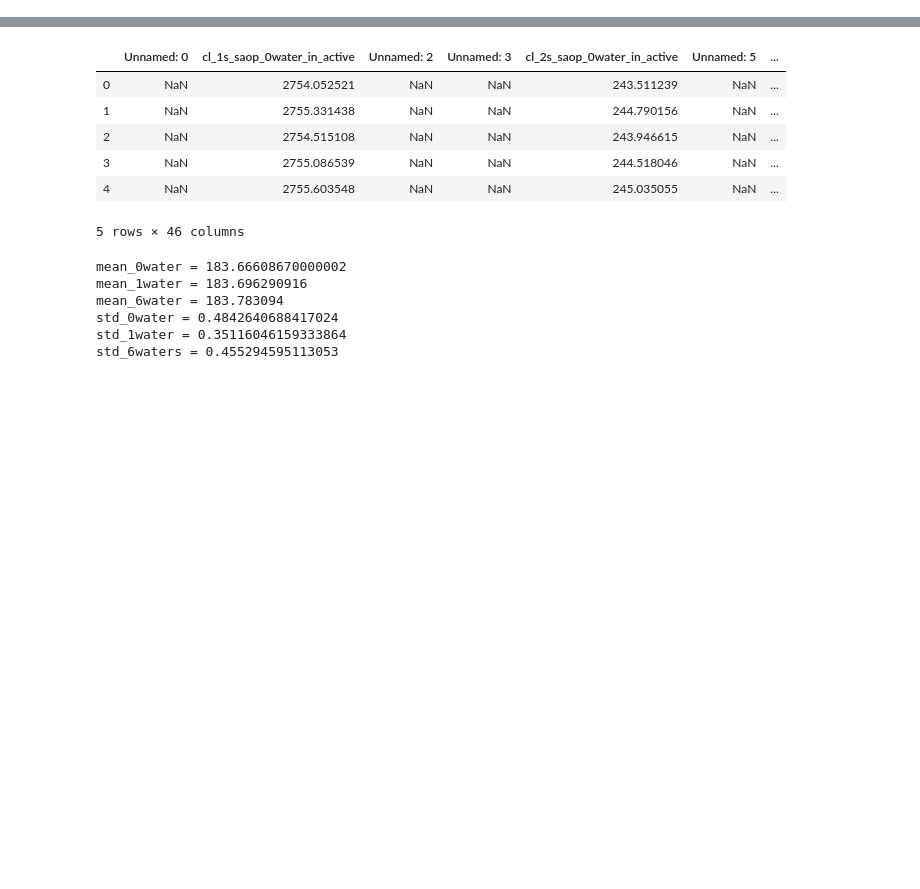
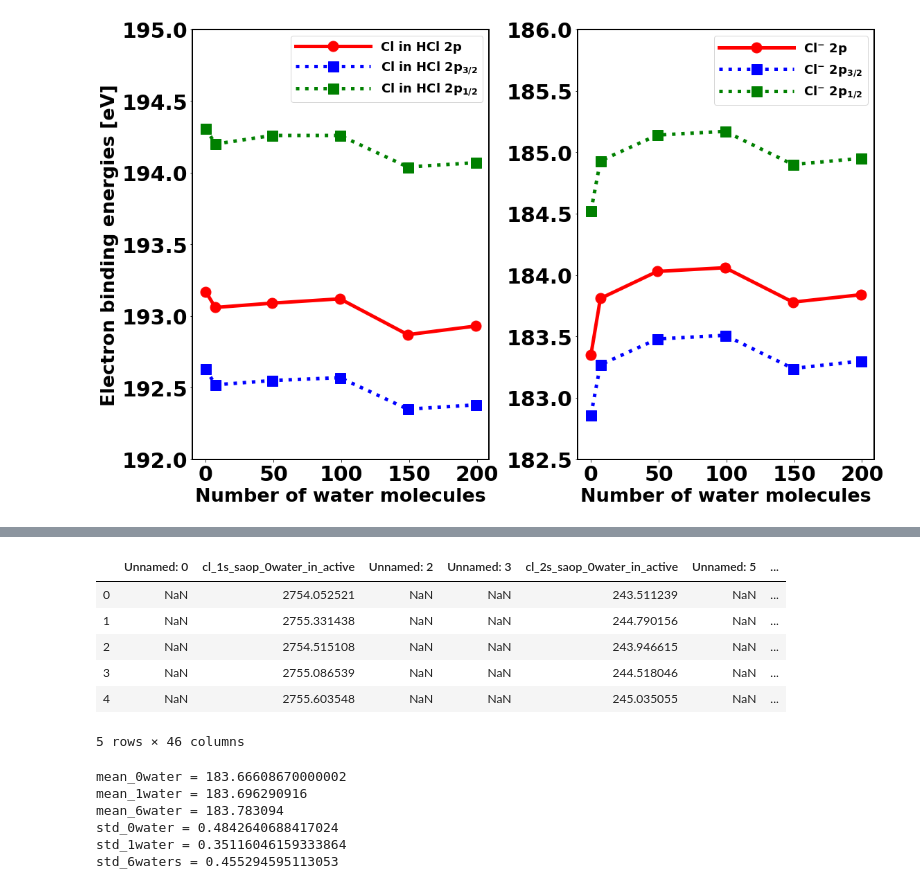
Before and after one commit to richopoku/HCl_project_graphs_binder, a Jupyter notebook: Graphs_core_properties.ipynb, the cells around one changed output, grey strips where cells are left out. Saved outputs shown, nothing was run; the diff lists cells and outputs as text; code cells hidden in the pictures; blank space fills up the shorter version.

```diff
--- a/Graphs_core_properties.ipynb
+++ b/Graphs_core_properties.ipynb
@@ -24,0 +177,38 @@ plt.rc('axes', linewidth=2)
+# %%
+#Influence of different cluster sizes on the properties of HCl and Cl- at (ice 0 K) with saop, 2p are compared
+
+f = plt.figure(figsize=(16,10))
+
+ax1 = f.add_subplot(121)
+plt.plot(noofwater, hclZORASR, color="red", marker='o',  markersize=15, linestyle='solid', linewidth=5,label='Cl in HCl 2p')
+plt.plot(noofwater, hclZORASO, color="blue", marker='s',  markersize=15, linestyle='dotted', linewidth=5,label='Cl in HCl 2p$_{3/2}$')
+plt.plot(noofwater, hclZORASOonehalf, color="green", marker='s',  markersize=15, linestyle='dotted', linewidth=5,label='Cl in HCl 2p$_{1/2}$')
+
+plt.xticks(fontsize=30, fontweight='bold')
+plt.yticks(fontsize=30, fontweight='bold')
+plt.ylabel('Electron binding energies [eV]', fontsize=27, fontweight='bold')
+plt.xlabel('Number of water molecules', fontsize=27,  fontweight='bold')
+plt.legend(loc=1, prop={'size': 18}, handlelength=6)
+plt.xticks(np.arange(0, 205, 50))
+plt.ylim([192.0, 195])
+
+ax2 = plt.subplot(122)
+plt.plot(noofwater, ZORASR, color="red", marker='o',  markersize=15, linestyle='solid', linewidth=5,label='Cl$^{-}$ 2p')
+plt.plot(noofwater, ZORASO, color="blue", marker='s',  markersize=15, linestyle='dotted', linewidth=5,label='Cl$^{-}$ 2p$_{3/2}$')
+plt.plot(noofwater, ZORASOonehalf, color="green", marker='s',  markersize=15, linestyle='dotted', linewidth=5,label='Cl$^{-}$ 2p$_{1/2}$')
+
+
+plt.ylim([182.5, 186])
+plt.xticks(fontsize=30, fontweight='bold')
+plt.yticks(fontsize=30, fontweight='bold')
+plt.legend(loc=1, prop={'size': 18}, handlelength=6)
+plt.xlabel('Number of water molecules', fontsize=27, fontweight='bold')
+plt.xticks(np.arange(0, 205, 50))
+
+
+
+plt.tight_layout()
+#plt.savefig('ZORA-SAOP-cl-hcl-2p.png', bbox_inches='tight', dpi=400)
+plt.show()
+# %% [output]
+[figure, added]
```
Also changed, not shown: parts of 11 cells of this notebook, 5 other files.
